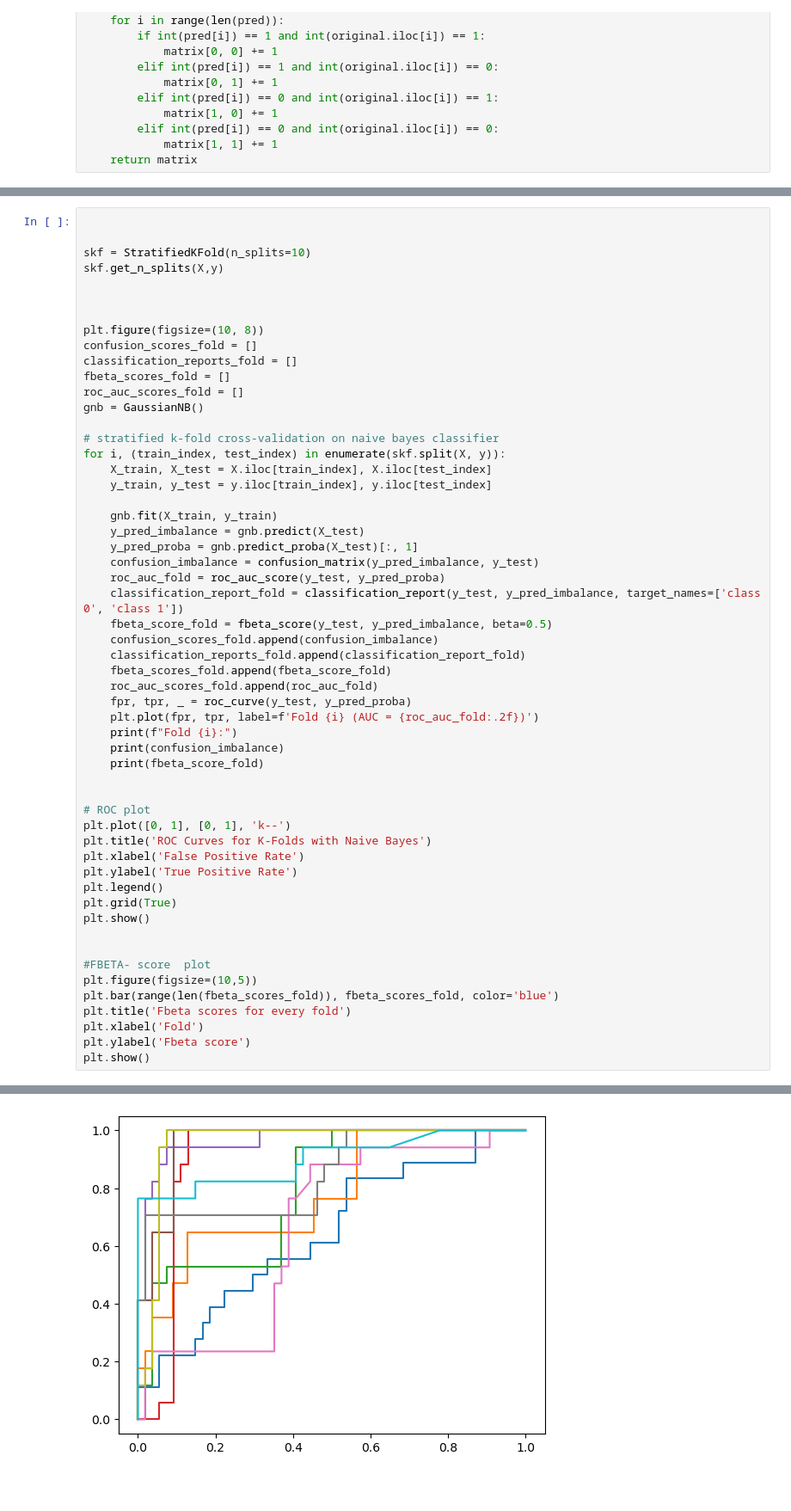
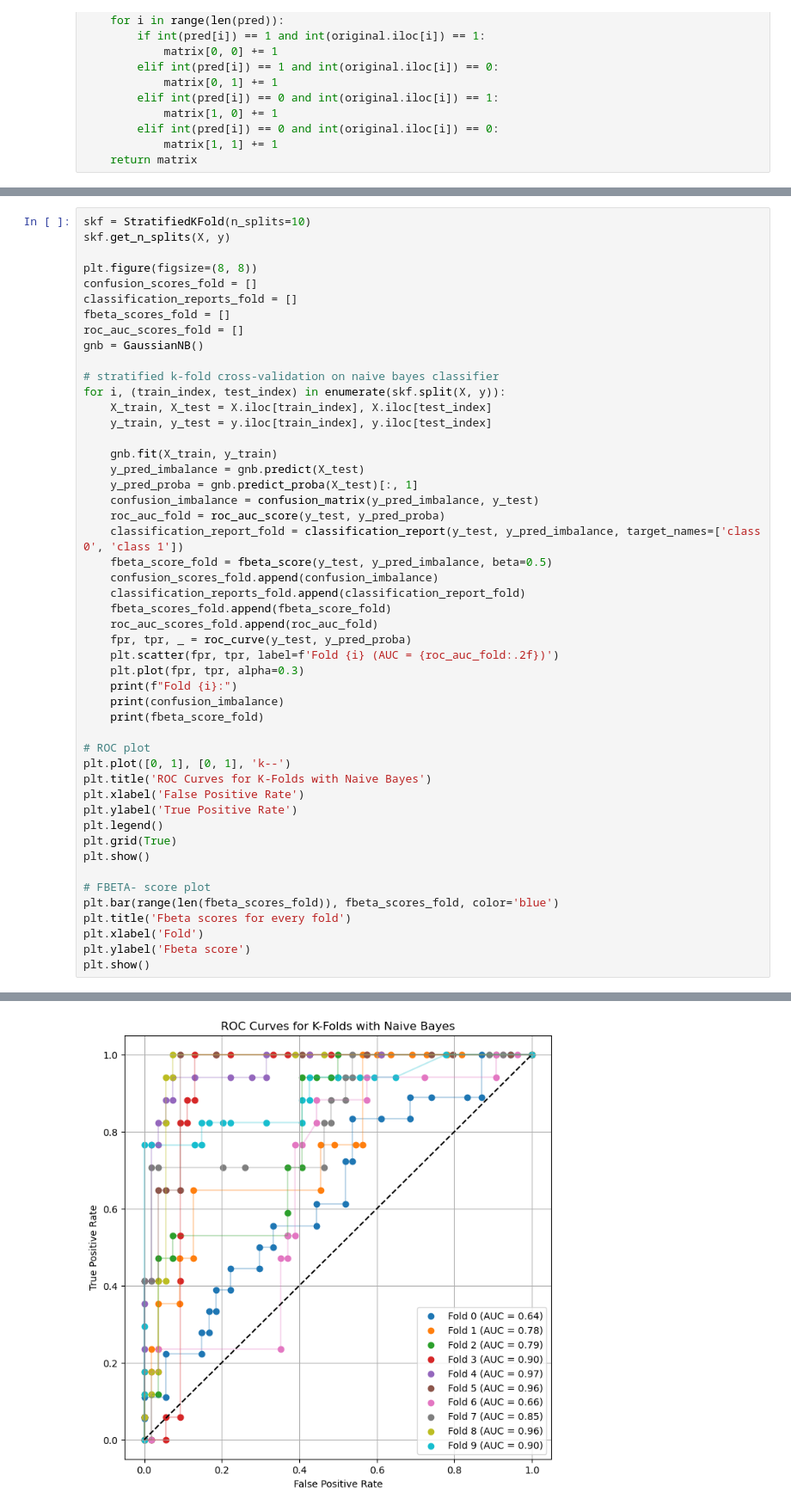
Before and after one commit to Nuraly1503/Data-Analytics, a Jupyter notebook: DA03/3-1.ipynb, the cells around one changed output, grey strips where cells are left out. Shown at 86% size. Saved outputs shown, nothing was run; the diff lists cells and outputs as text; blank space fills up the shorter version.

```diff
--- a/DA03/3-1.ipynb
+++ b/DA03/3-1.ipynb
@@ -355,14 +342,10 @@ Predicted: 0, Actual: 1
 Predicted: 0, Actual: 0
 Predicted: 0, Actual: 0
 # %%
+skf = StratifiedKFold(n_splits=10)
+skf.get_n_splits(X, y)
 
-
-skf = StratifiedKFold(n_splits=10)
-skf.get_n_splits(X,y)
-
-
-
-plt.figure(figsize=(10, 8))
+plt.figure(figsize=(8, 8))
 confusion_scores_fold = []
 classification_reports_fold = []
 fbeta_scores_fold = []
@@ -386,45 +369,43 @@ for i, (train_index, test_index) in enumerate(skf.split(X, y)):
     fbeta_scores_fold.append(fbeta_score_fold)
     roc_auc_scores_fold.append(roc_auc_fold)
     fpr, tpr, _ = roc_curve(y_test, y_pred_proba)
-    plt.plot(fpr, tpr, label=f'Fold {i} (AUC = {roc_auc_fold:.2f})')
+    plt.scatter(fpr, tpr, label=f'Fold {i} (AUC = {roc_auc_fold:.2f})')
+    plt.plot(fpr, tpr, alpha=0.3)
     print(f"Fold {i}:")
     print(confusion_imbalance)
     print(fbeta_score_fold)
-
 
 # ROC plot
 plt.plot([0, 1], [0, 1], 'k--')
 plt.title('ROC Curves for K-Folds with Naive Bayes')
 plt.xlabel('False Positive Rate')
 plt.ylabel('True Positive Rate')
 plt.legend()
 plt.grid(True)
 plt.show()
 
-
-#FBETA- score  plot
-plt.figure(figsize=(10,5))
+# FBETA- score plot
 plt.bar(range(len(fbeta_scores_fold)), fbeta_scores_fold, color='blue')
 plt.title('Fbeta scores for every fold')
 plt.xlabel('Fold')
 plt.ylabel('Fbeta score')
 plt.show()
 # %% [output]
 Fold 0:
 [[ 9. 17.]
  [ 9. 37.]]
 0.36885245901639346
 Fold 1:
 [[ 5.  2.]
  [12. 53.]]
 0.5555555555555556
 Fold 2:
 [[ 2.  1.]
  [15. 53.]]
 0.3448275862068966
 ... (24 lines left out)
 Fold 9:
 [[ 0.  0.]
  [17. 54.]]
 0.0
-[figure, old version]
+[figure, new version]
```
Also changed, not shown: parts of 11 cells of this notebook.
